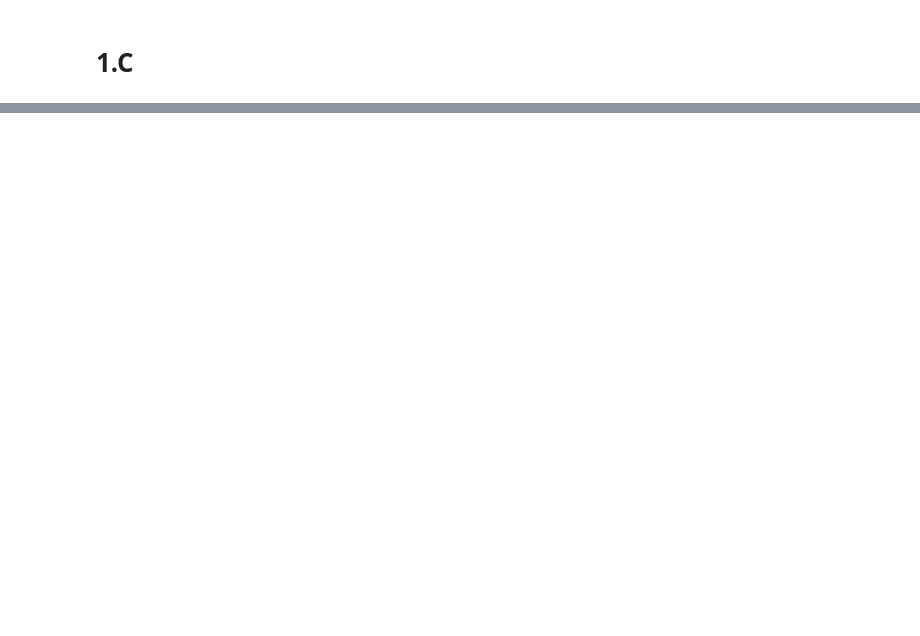
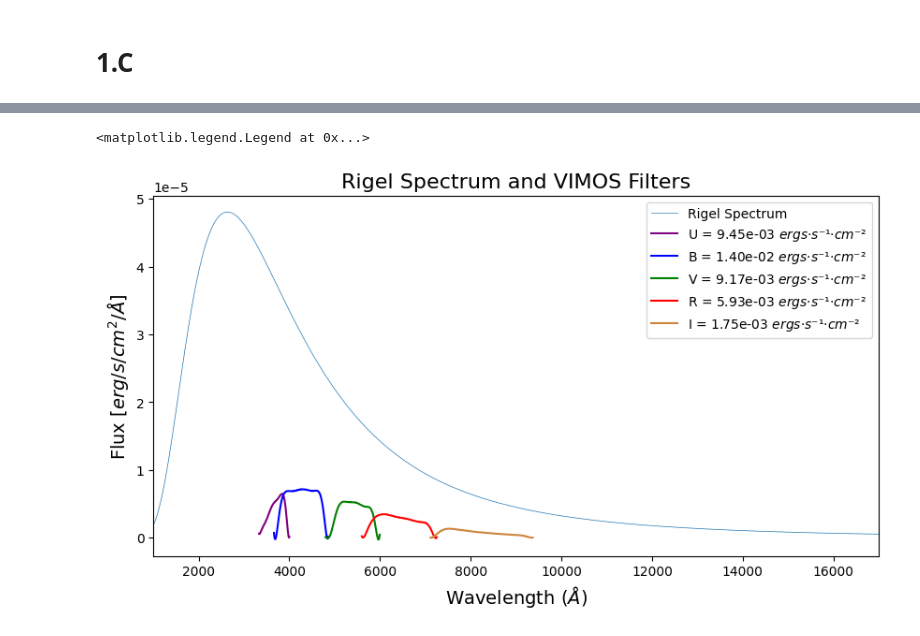
Before and after one commit to gaspcr/astrofis, a Jupyter notebook: T3/t3.ipynb, the cells around one changed output, grey strips where cells are left out. Cells and saved outputs as stored; diff of their text form; code cells hidden in the pictures; blank space fills up the shorter version.

```diff
--- a/T3/t3.ipynb
+++ b/T3/t3.ipynb
@@ -165,0 +212,13 @@ Name: Wavelength, Length: 920, dtype: int32
+# %%
+fig, ax = plt.subplots(figsize=(10, 5))
+ax.plot(rigel_spectrum['Wavelength'], rigel_spectrum['Flux'], label=f'Rigel Spectrum', linewidth=0.5)
+for key, color in zip(rigel_filtro, colors):
+    ax.plot(rigel_filtro[key]['Wavelength'], rigel_filtro[key]['Flux solar'], c=color, label=f'{key} = {rigel_filtro[key]["Total flux"].values[0]:.2e} $ergs\u00B7s\u207B\u00B9\u00B7cm\u207B\u00B2$')
+ax.set_xlim(1000, 17000)
+ax.set_xlabel('Wavelength ($\AA$)', fontsize=14)
+ax.set_ylabel('Flux [$erg/s/cm^2/\AA$]', fontsize=14)
+ax.set_title('Rigel Spectrum and VIMOS Filters', fontsize=16)
+ax.legend()
+# %% [output]
+<matplotlib.legend.Legend at 0x...>
+[figure, added]
```
Also changed, not shown: parts of 41 cells of this notebook, 6 other files.
